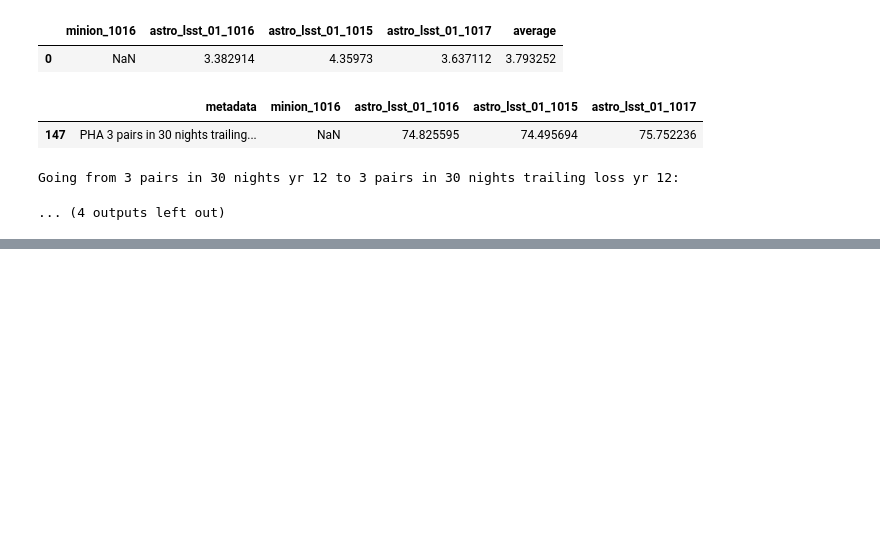
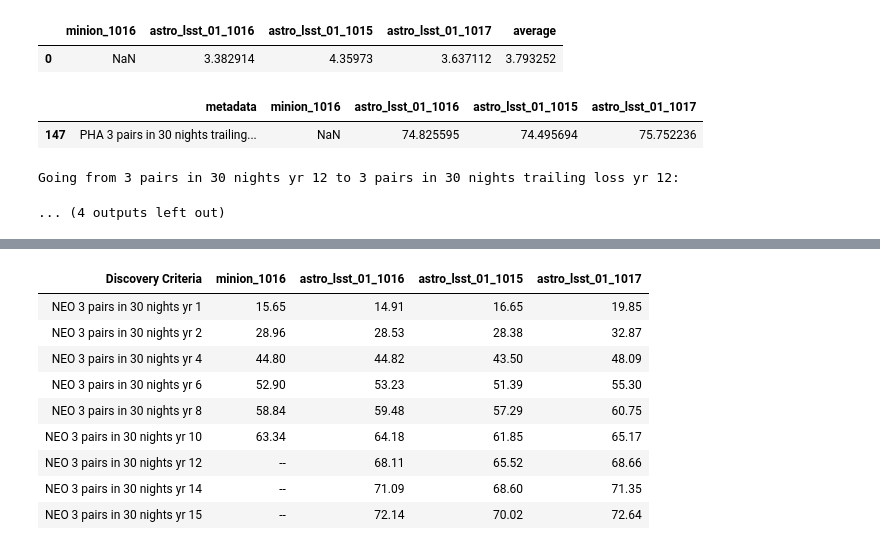
Before and after one commit to lsst-pst/neo_capabilities, a Jupyter notebook: PHA completeness comparison.ipynb, the cells around one changed output, grey strips where cells are left out. Saved outputs shown, nothing was run; the diff lists cells and outputs as text; code cells hidden in the pictures; blank space fills up the shorter version.

```diff
--- a/PHA completeness comparison.ipynb
+++ b/PHA completeness comparison.ipynb
@@ -220,0 +367,33 @@ display(HTML(d.to_html(index=False)))
+# %%
+df = neo_new_df
+criteria = []
+for y in xrange(1, 16):
+    criteria += ['NEO 3 pairs in 30 nights yr %d' % y]
+c = criteria[0]
+d = df.query('metadata == @c')
+for c in criteria[1:]:
+    d2 = df.query('metadata == @c')
+    d = pd.concat([d, d2])
+vals = d.columns.values.copy()
+vals[0] = 'Discovery Criteria'
+d.columns = vals
+# %%
+pd.set_option('max_colwidth', 65)
+def float_format(x):
+    if np.isnan(x):
+        return '--'
+    else:
+        return '%.2f' %x
+pd.set_option('float_format', float_format)
+display(HTML(d.to_html(index=False)))
+# %% [output]
+| Discovery Criteria | minion_1016 | astro_lsst_01_1016 | astro_lsst_01_1015 | astro_lsst_01_1017 |
+| NEO 3 pairs in 30 nights yr 1 | 15.65 | 14.91 | 16.65 | 19.85 |
+| NEO 3 pairs in 30 nights yr 2 | 28.96 | 28.53 | 28.38 | 32.87 |
+| NEO 3 pairs in 30 nights yr 4 | 44.80 | 44.82 | 43.50 | 48.09 |
+| NEO 3 pairs in 30 nights yr 6 | 52.90 | 53.23 | 51.39 | 55.30 |
+| NEO 3 pairs in 30 nights yr 8 | 58.84 | 59.48 | 57.29 | 60.75 |
+| NEO 3 pairs in 30 nights yr 10 | 63.34 | 64.18 | 61.85 | 65.17 |
+| NEO 3 pairs in 30 nights yr 12 | -- | 68.11 | 65.52 | 68.66 |
+| NEO 3 pairs in 30 nights yr 14 | -- | 71.09 | 68.60 | 71.35 |
+| NEO 3 pairs in 30 nights yr 15 | -- | 72.14 | 70.02 | 72.64 |
```
Also changed, not shown: parts of 15 cells of this notebook, 1 other file.
